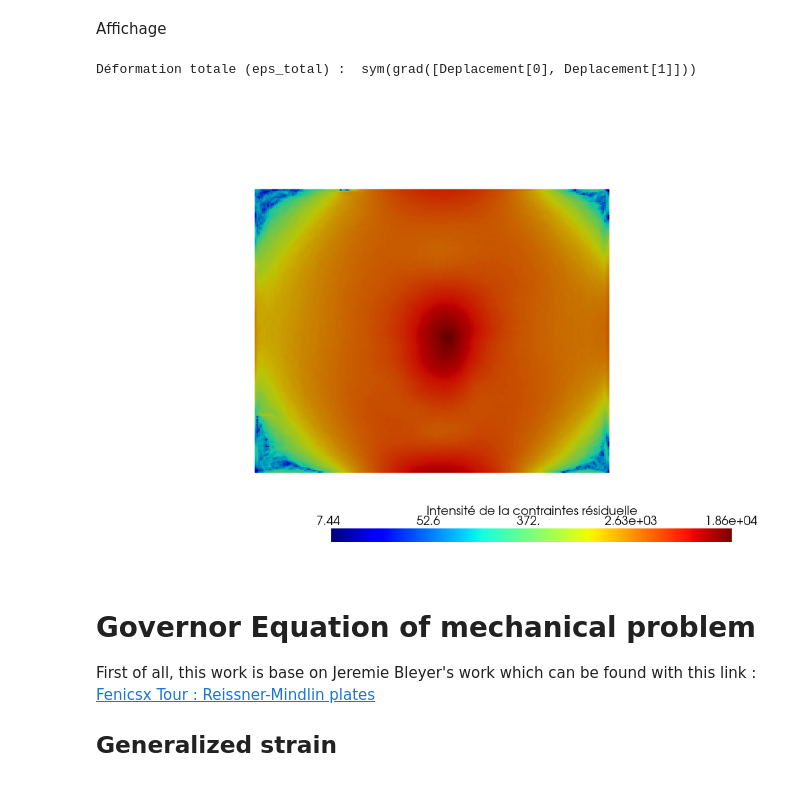
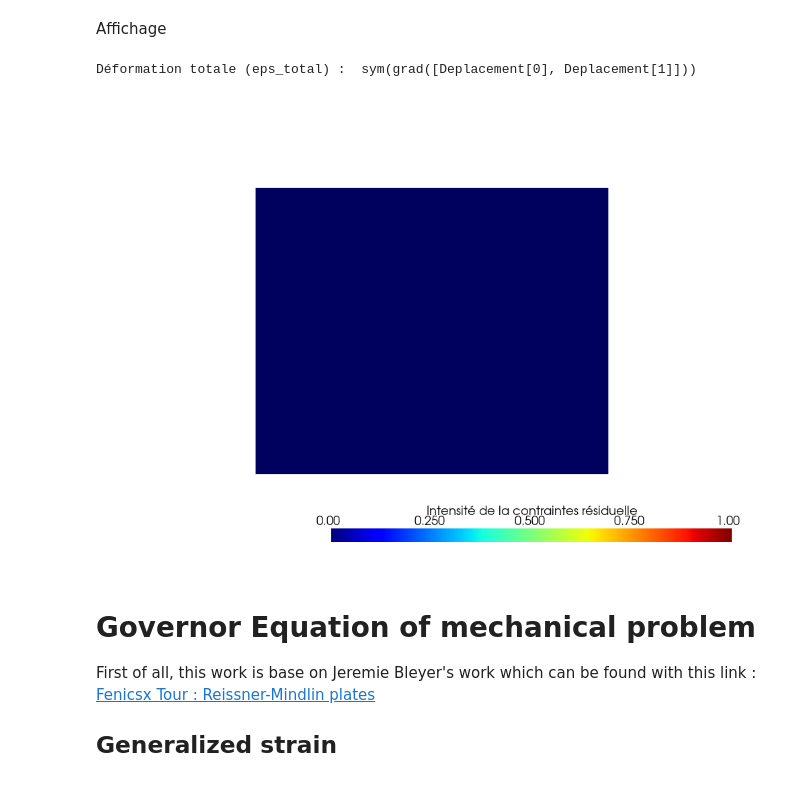
Before and after one commit to Oxineo/Modal-Analysis-Reissner-Mindlin-Plate, a Jupyter notebook: modal_analysis_plate_Reisnert_Mindlin_Thermo_elastic_stress_due_to_real_heatmap.ipynb, the cells around one changed output. Cells and saved outputs as stored; diff of their text form; code cells hidden in the pictures.

```diff
--- a/modal_analysis_plate_Reisnert_Mindlin_Thermo_elastic_stress_due_to_real_heatmap.ipynb
+++ b/modal_analysis_plate_Reisnert_Mindlin_Thermo_elastic_stress_due_to_real_heatmap.ipynb
@@ -62,15 +62,22 @@ $T + \alpha \Delta T = T_{brut} $
 import scipy
 from scipy.interpolate import griddata
 
-map = scipy.io.loadmat('map_chaleur/central_milieu_manip_21_04_2026.mat')
+map = scipy.io.loadmat('map_chaleur/manip_29_04_r.mat')
 
-frame = np.array(map['Frame'])
+frame = np.array(map['Frame']) * 0.0
+
+### Plaque : manip_29_04_r.mat
+p_00_plaque = np.array([0,0])
+p_10_plaque = np.array([0,599])
+p_11_plaque = np.array([599,599])
+p_01_plaque = np.array([599,0])
+
 
 ### Plaque : central_milieu_manip_21_04_2026.mat
-p_00_plaque = np.array([158,38])
-p_10_plaque = np.array([165,407])
-p_11_plaque = np.array([471,375])
-p_01_plaque = np.array([465,55])
+# p_00_plaque = np.array([158,38])
+# p_10_plaque = np.array([165,407])
+# p_11_plaque = np.array([471,375])
+# p_01_plaque = np.array([465,55])
 
 ### Plaque : bas_droite_sort.mat
 # p_00_plaque = np.array([155,38])
@@ -146,7 +153,9 @@ val_interp[masque_trous] = val_interp_proche[masque_trous]
 
 Delta_T.x.array[:] = val_interp
 
-alpha_lis = fem.Constant(domain, 1.0e-7) # Coefficient de lissage
+# Delta_T.x.array[:] = np.zeros(val_interp.shape)
+
+alpha_lis = fem.Constant(domain, 0.0e-8) # Coefficient de lissage
 
 T_trial = ufl.TrialFunction(VT)
 T_test = ufl.TestFunction(VT)
@@ -393,35 +402,40 @@ expr = fem.Expression(
 
 # On crée la fonction et on l'évalue (Interpolation)
 strain_field = fem.Function(V_strain)
 strain_field.interpolate(expr)
 
 # --- 3. Création de la grille PyVista ---
 topology, cell_types, geometry = plot.vtk_mesh(domain)
 grid = pyvista.UnstructuredGrid(topology, cell_types, geometry)
 
 # On injecte nos valeurs de déformation
 grid.cell_data["Mechanical_Strain"] = strain_field.x.array
 grid.set_active_scalars("Mechanical_Strain")
 
 # --- 4. Affichage en Carte de Chaleur ---
 plotter = pyvista.Plotter(window_size=[1000, 700])
 plotter.set_background("white")
 
+valeurs_numeriques = strain_field.x.array
+q_max = np.quantile(valeurs_numeriques, 0.995)
+q_min = np.quantile(valeurs_numeriques, 0.2)
+
 plotter.add_mesh(
     grid,
     scalars="Mechanical_Strain",
     cmap="jet",
     show_edges=False,
     edge_color="gray",
     scalar_bar_args={"title": "Intensité de la contraintes résiduelle", "color": "black"}, # Ajoute la barre de légende
-    log_scale=1
+    log_scale=0,
+    clim = (q_min , q_max)
 )
 
 plotter.view_xy()
 plotter.show()
 # %% [output]
 Déformation totale (eps_total) :  sym(grad([Deplacement[0], Deplacement[1]]))
-[figure, old version]
+[figure, new version]
 # %% [markdown]
 Governor Equation of mechanical problem
 ===============
```
Also changed, not shown: parts of 14 cells of this notebook, 7 other files.
